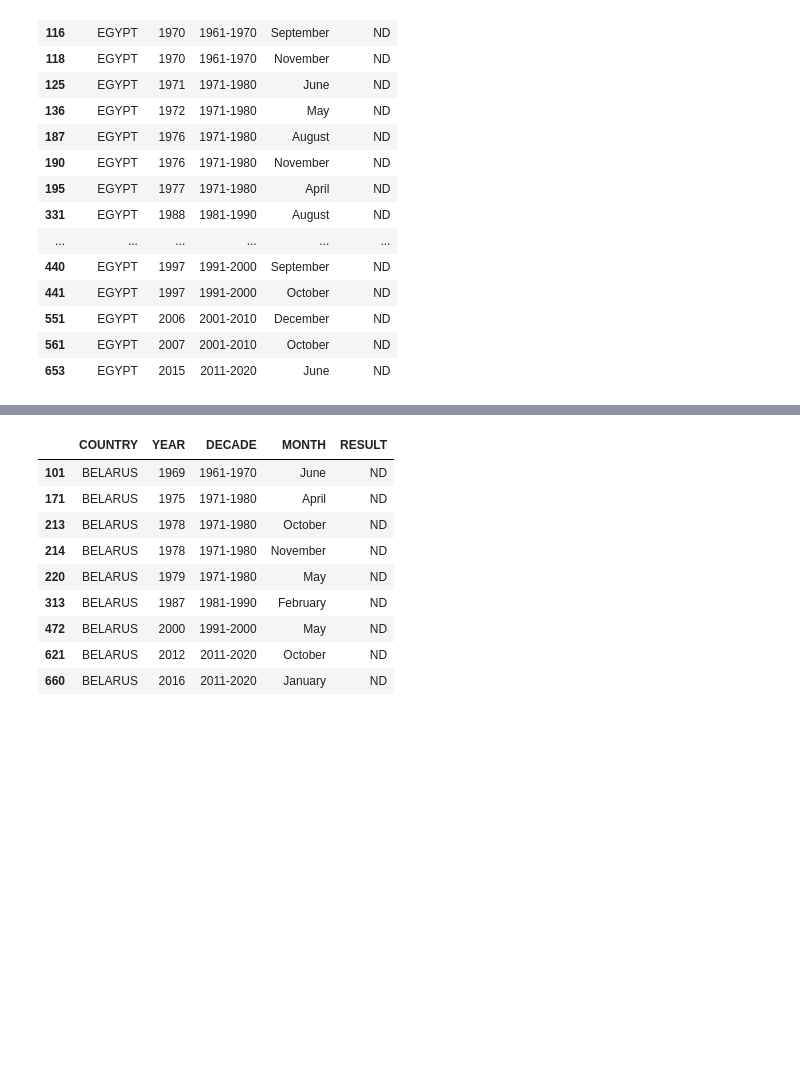
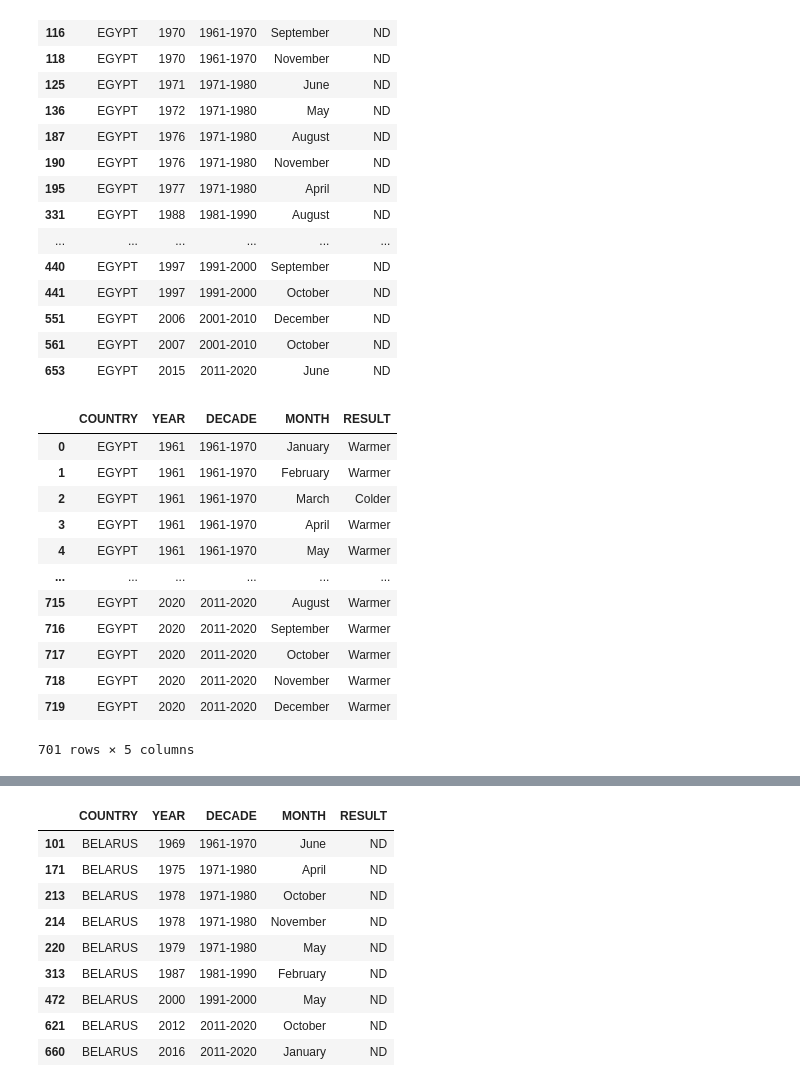
Before and after one commit to aronzek/UHH_research_methods, a Jupyter notebook: RM_A02_Group_E.ipynb, the cells around one changed output, grey strips where cells are left out. Cells and saved outputs as stored; diff of their text form; code cells hidden in the pictures; blank space fills up the shorter version.

```diff
--- a/RM_A02_Group_E.ipynb
+++ b/RM_A02_Group_E.ipynb
@@ -276,6 +288,7 @@ for i in range(60,120):
             result.append("ND")
 data = {"COUNTRY":country,"YEAR":year,"DECADE":decades, "MONTH":months,"RESULT":result}
 df_egypt_warmer = pd.DataFrame(data)
+df_41_egypt = df_egypt_warmer
 # %%
 df_egypt_warmer.query("RESULT=='ND'")
 # %% [output]
@@ -321,0 +336,16 @@ df_belarus_warmer = pd.DataFrame(data)
+# %%
+df_41_egypt
+# %% [output]
+|  | COUNTRY | YEAR | DECADE | MONTH | RESULT |
+| 0 | EGYPT | 1961 | 1961-1970 | January | Warmer |
+| 1 | EGYPT | 1961 | 1961-1970 | February | Warmer |
+| 2 | EGYPT | 1961 | 1961-1970 | March | Colder |
+| 3 | EGYPT | 1961 | 1961-1970 | April | Warmer |
+| 4 | EGYPT | 1961 | 1961-1970 | May | Warmer |
+| ... | ... | ... | ... | ... | ... |
+| 715 | EGYPT | 2020 | 2011-2020 | August | Warmer |
+| 716 | EGYPT | 2020 | 2011-2020 | September | Warmer |
+| 717 | EGYPT | 2020 | 2011-2020 | October | Warmer |
+| 718 | EGYPT | 2020 | 2011-2020 | November | Warmer |
+| 719 | EGYPT | 2020 | 2011-2020 | December | Warmer |
+701 rows × 5 columns
```
Also changed, not shown: parts of 29 cells of this notebook.
